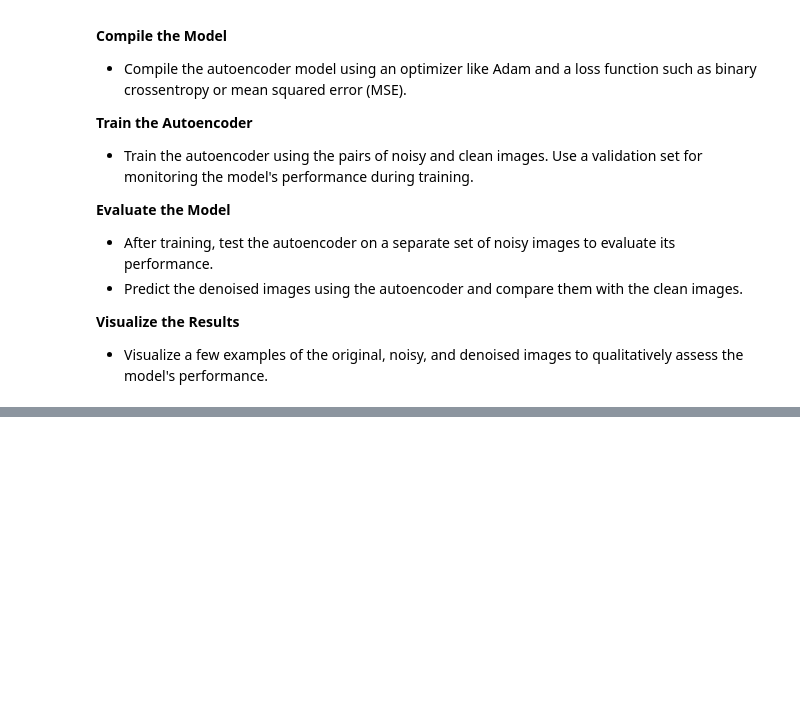
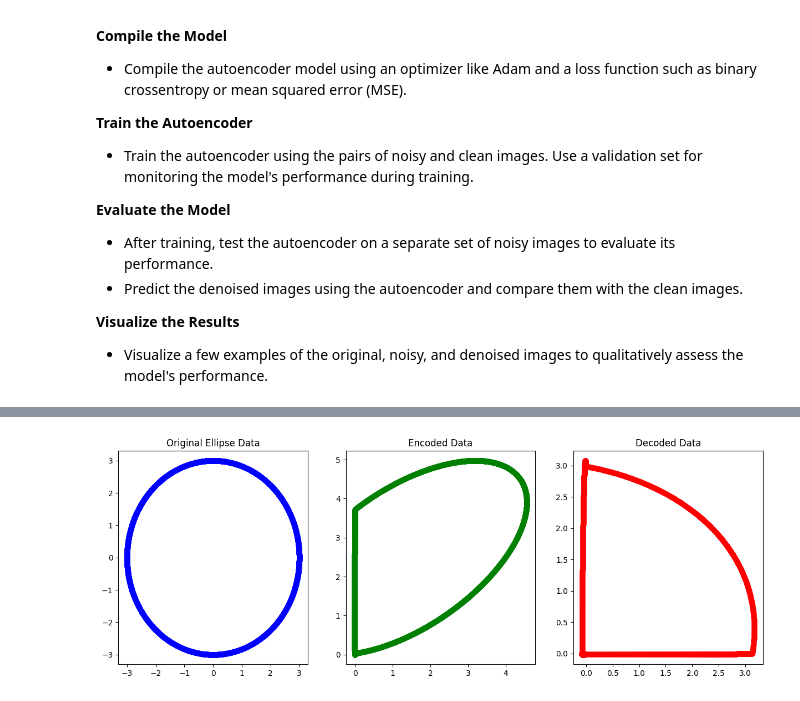
Before and after one commit to LaboratoryPatternRecognition/MachineLearningS, a Jupyter notebook: _sources/ML/FeatureReduction/Autoencoders1.ipynb, the cells around one changed output, grey strips where cells are left out. Drawn from its saved outputs; the diff is of its cells as text; code cells hidden in the pictures; blank space fills up the shorter version.

```diff
--- a/_sources/ML/FeatureReduction/Autoencoders1.ipynb
+++ b/_sources/ML/FeatureReduction/Autoencoders1.ipynb
@@ -438,0 +1093,91 @@ The loss function used for training is typically the Mean Squared Error (MSE) or
+# %%
+import numpy as np
+import matplotlib.pyplot as plt
+# Step 1: Generate a synthetic ellipse-shaped dataset
+def generate_ellipse_data(M, a, b):
+    angles = np.linspace(0, 2 * np.pi, M)
+    x_data = np.zeros((M, 2))
+    x_data[:, 0] = a * np.cos(angles) # x = a * cos(theta)
+    x_data[:, 1] = b * np.sin(angles) # y = b * sin(theta)
+    return x_data
+M = 3000 # Number of samples
+a, b = 3, 3 # Semi-major and semi-minor axes of the ellipse
+x_data = generate_ellipse_data(M, a, b)
+# Step 2: Initialize Parameters
+input_dim = 2
+hidden_dim = 2
+output_dim = 2
+# Initialize weights and biases for encoder (W_e, b_e) and decoder (W_d, b_d)
+W_e = np.random.randn(input_dim, hidden_dim) * 0.01
+b_e = np.zeros((1, hidden_dim))
+W_d = np.random.randn(hidden_dim, output_dim) * 0.01
+b_d = np.zeros((1, output_dim))
+# Leaky ReLU activation function and its derivative
+alpha = 0.01
+def leaky_relu(x):
+    return np.where(x > 0, x, alpha * x)
+def leaky_relu_derivative(x):
+    return np.where(x > 0, 1, alpha)
+# Step 3: Forward Pass
+def forward_pass(x, W_e, b_e, W_d, b_d):
+# Encoder
+    z = leaky_relu(np.dot(x, W_e) + b_e)
+# Decoder
+    x_hat = leaky_relu(np.dot(z, W_d) + b_d)
+    return z, x_hat
+
+# Step 4: Compute Loss
+def compute_mse_loss(x, x_hat):
+    return np.mean(np.square(x - x_hat))
+# Step 5: Backward Pass
+def backward_pass(x, z, x_hat, W_d):
+    # Calculate the gradient of the loss with respect to the output
+    d_loss = 2 * (x_hat - x) / x.shape[0]
+    # Gradients for the decoder
+    d_x_hat = d_loss * leaky_relu_derivative(x_hat)
+    d_W_d = np.dot(z.T, d_x_hat)
+    d_b_d = np.sum(d_x_hat, axis=0, keepdims=True)
+    # Gradients for the encoder
+    d_z = np.dot(d_x_hat, W_d.T) * leaky_relu_derivative(z)
+    d_W_e = np.dot(x.T, d_z)
+    d_b_e = np.sum(d_z, axis=0, keepdims=True)
+    return d_W_e, d_b_e, d_W_d, d_b_d
+# Step 6: Update Weights
+def update_weights(W_e, b_e, W_d, b_d, d_W_e, d_b_e, d_W_d, d_b_d, learning_rate):
+    W_e -= learning_rate * d_W_e
+    b_e -= learning_rate * d_b_e
+    W_d -= learning_rate * d_W_d
+    b_d -= learning_rate * d_b_d
+    return W_e, b_e, W_d, b_d
+# Step 7: Training Loop
+epochs = 20000
+learning_rate = 0.005
+# Training loop
+for epoch in range(epochs):
+# Forward pass
+    z, x_hat = forward_pass(x_data, W_e, b_e, W_d, b_d)
+    # Compute loss
+    loss = compute_mse_loss(x_data, x_hat)
+    # Backward pass
+    d_W_e, d_b_e, d_W_d, d_b_d = backward_pass(x_data, z, x_hat, W_d)
+    # Update weights
+    W_e, b_e, W_d, b_d = update_weights(W_e, b_e, W_d, b_d, d_W_e, d_b_e, d_W_d, d_b_d, learning_rate)
+    # Print the loss every 1000 epochs
+    if epoch % 1000 == 0:
+        print(f'Epoch {epoch}, Loss: {loss}')
+# Step 8: Visualization
+plt.figure(figsize=(15, 5))
+# Original data (2D)
+plt.subplot(1, 3, 1)
+plt.scatter(x_data[:, 0], x_data[:, 1], c='blue', label='Original')
+plt.title('Original Ellipse Data')
+# Encoded data (2D)
+plt.subplot(1, 3, 2)
+plt.scatter(z[:, 0], z[:, 1], c='green', label='Encoded')
+plt.title('Encoded Data')
+# Decoded data (2D)
+plt.subplot(1, 3, 3)
+plt.scatter(x_hat[:, 0], x_hat[:, 1], c='red', label='Decoded')
+plt.title('Decoded Data')
+plt.show()
+# %% [output]
@@ -438,0 +1204 @@ The loss function used for training is typically the Mean Squared Error (MSE) or
+[figure, added]
```
Also changed, not shown: parts of 29 cells of this notebook, 56 other files.
